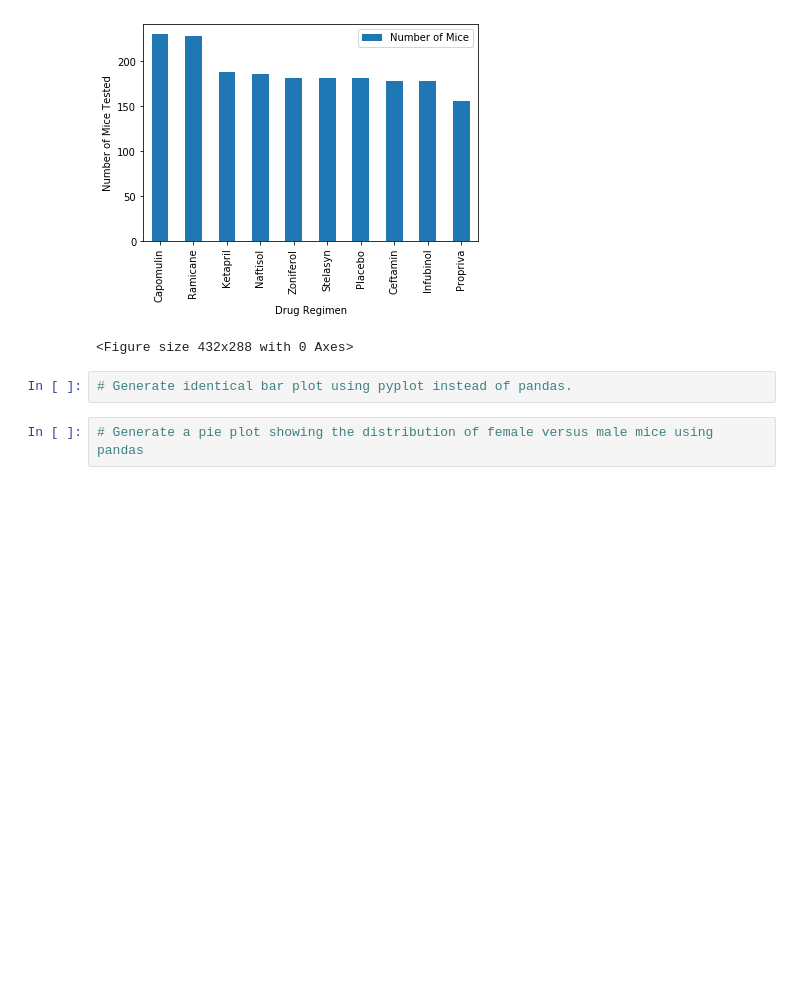
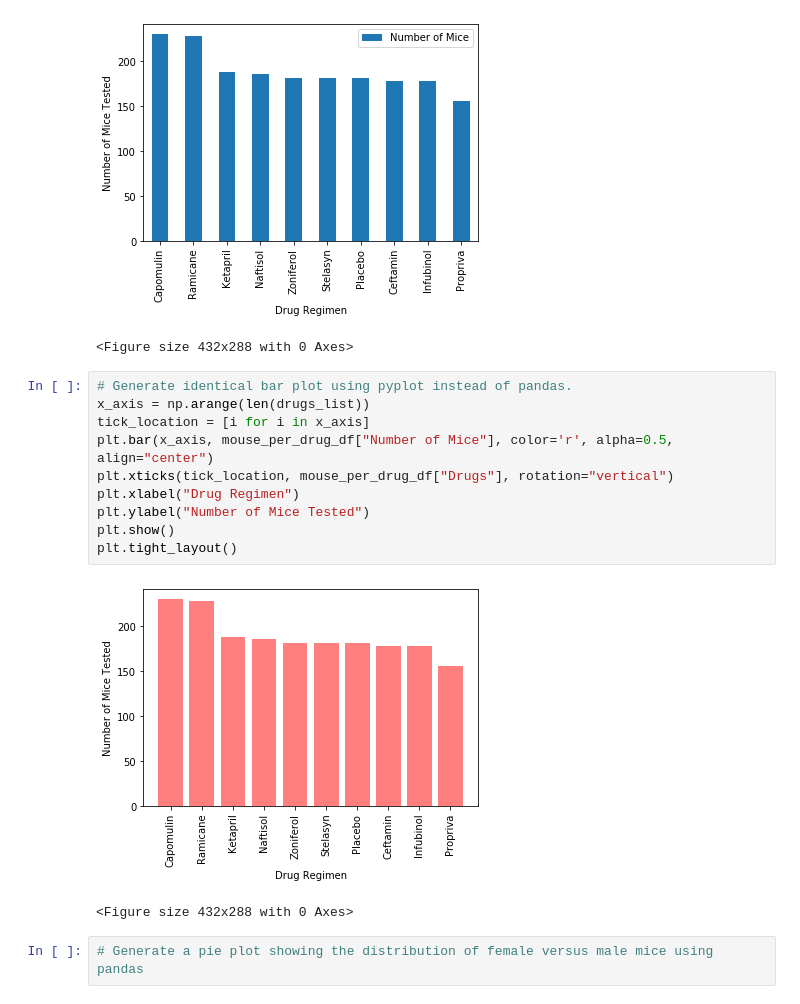
Before and after one commit to bay0624/Matplotlib-Challenge, a Jupyter notebook: pymaceuticals_starter.ipynb, the cells around one changed output. Drawn from its saved outputs; the diff is of its cells as text; blank space fills up the shorter version.

Commit message:
Bar plot with pyplot

```diff
--- a/pymaceuticals_starter.ipynb
+++ b/pymaceuticals_starter.ipynb
@@ -112,8 +112,19 @@ plt.tight_layout()
 # %% [output]
 [figure]
 <Figure size 432x288 with 0 Axes>
-# %%
-# Generate identical bar plot using pyplot instead of pandas.
+# %%
+# Generate identical bar plot using pyplot instead of pandas.
+x_axis = np.arange(len(drugs_list))
+tick_location = [i for i in x_axis]
+plt.bar(x_axis, mouse_per_drug_df["Number of Mice"], color='r', alpha=0.5, align="center")
+plt.xticks(tick_location, mouse_per_drug_df["Drugs"], rotation="vertical")
+plt.xlabel("Drug Regimen")
+plt.ylabel("Number of Mice Tested")
+plt.show()
+plt.tight_layout()
+# %% [output]
+[figure, added]
+<Figure size 432x288 with 0 Axes>
 # %%
 # Generate a pie plot showing the distribution of female versus male mice using pandas
 # %%
```
